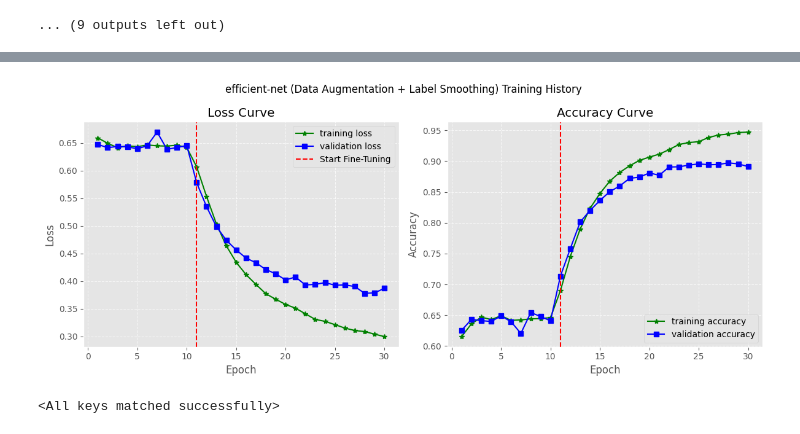
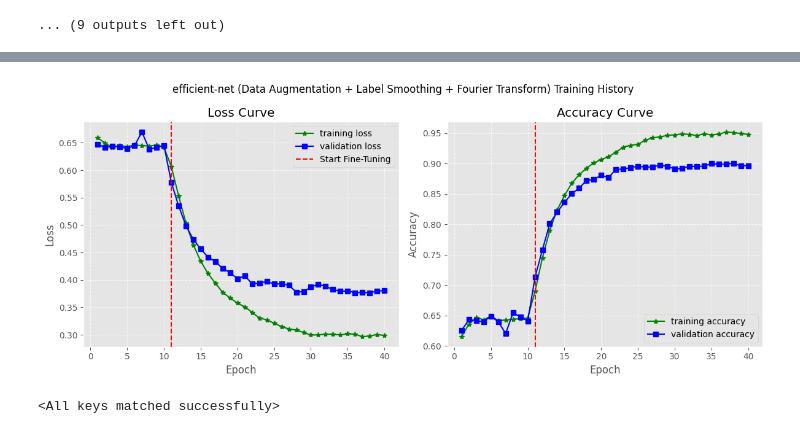
Before and after one commit to DangCongKhai/deep_fake_detection, a Jupyter notebook: notebooks/fourier_transform.ipynb, the cells around one changed output, grey strips where cells are left out. Saved outputs shown, nothing was run; the diff lists cells and outputs as text; code cells hidden in the pictures.

Commit message:
refactor: continue fine-tuning efficient-net on fourier transform

```diff
--- a/notebooks/fourier_transform.ipynb
+++ b/notebooks/fourier_transform.ipynb
@@ -498,15 +520,15 @@ Training configuration for stage 3: LR = 1e-05, EPOCHS = 10
 # %%
 model_saved_name = (
     f"{project_root}/results/{MODEL_NAME}_augmentation_fourier_finetuned_{TASK_NAME}"
 )
 plot_history(
     history_aug,
-    f"{MODEL_NAME} (Data Augmentation + Label Smoothing) Training History",
+    f"{MODEL_NAME} (Data Augmentation + Label Smoothing + Fourier Transform) Training History",
     f"{model_saved_name}.png",
     start_finetuned_epoch=EPOCHS_STAGE_1 + 1,
 )
 # %% [output]
-[figure, old version]
+[figure, new version]
 # %%
 # Load the model again
 checkpoint = torch.load(model_save_path)
```
Also changed, not shown: parts of 5 cells of this notebook, 1 other file.
